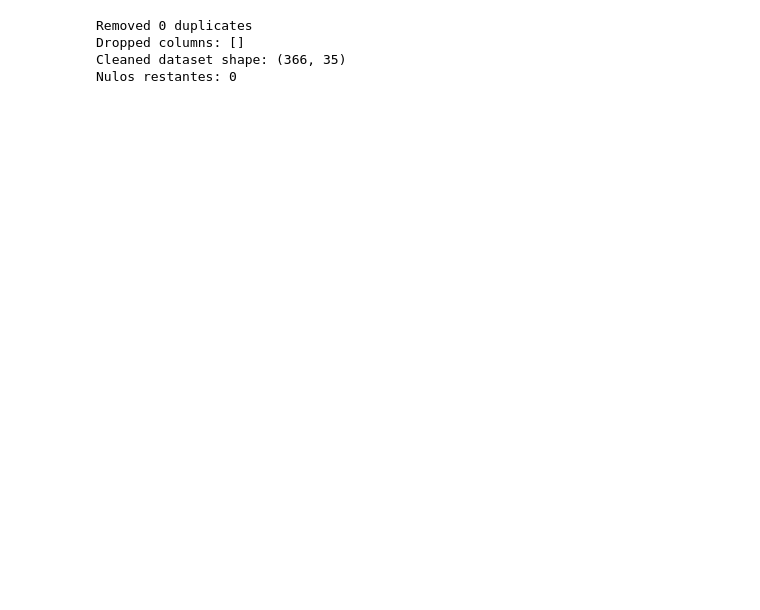
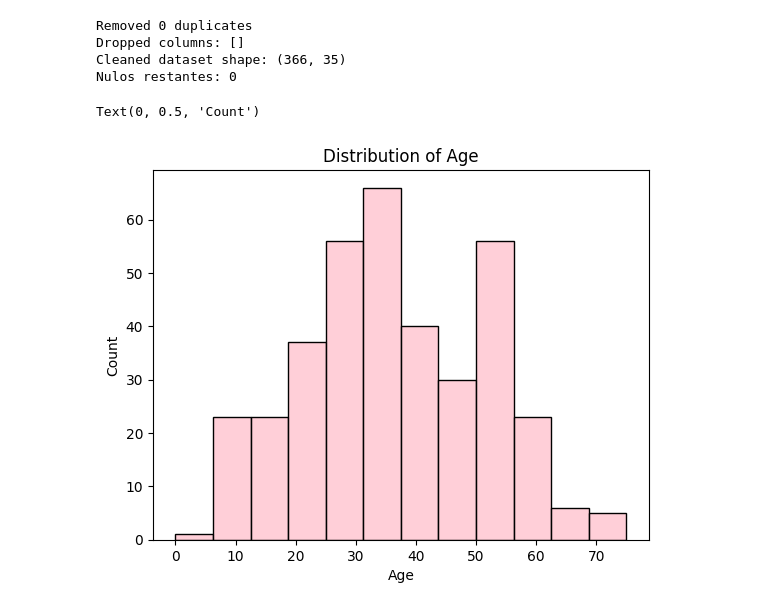
Before and after one commit to rayssacoelho/learning_ai, a Jupyter notebook: projeto_avaliacao/projeto.ipynb, the cells around one changed output. Drawn from its saved outputs; the diff is of its cells as text; code cells hidden in the pictures; blank space fills up the shorter version.

```diff
--- a/projeto_avaliacao/projeto.ipynb
+++ b/projeto_avaliacao/projeto.ipynb
@@ -221,6 +231,15 @@ Removed 0 duplicates
 Dropped columns: []
 Cleaned dataset shape: (366, 35)
 Nulos restantes: 0
+# %%
+# Gráfico de barras para a distribuição das Idades Limpos
+sns.histplot(x=df_clean['age'], color="pink") # mostra a distribuição das classes (doenças) no dataset usando um gráfico de barras
+plt.title("Distribution of Age") # título do gráfico
+plt.xlabel("Age") # rótulo do eixo x
+plt.ylabel("Count") # rótulo do eixo y
+# %% [output]
+Text(0, 0.5, 'Count')
+[figure, added]
 # %%
 wandb.init(project="mlops-project-dermatology", job_type="clean_data", name="clean_data") #inicia um novo run no w&b
 artifact = wandb.Artifact("clean_data", type="dataset") # novo artifact para o dataset limpo
```
Also changed, not shown: parts of 8 cells of this notebook, 5 other files.
